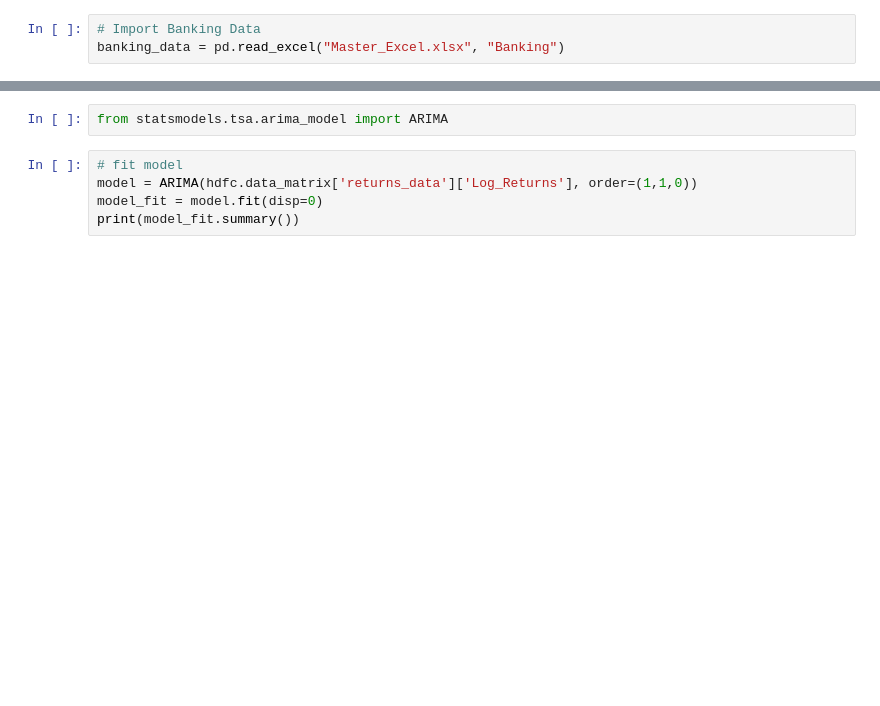
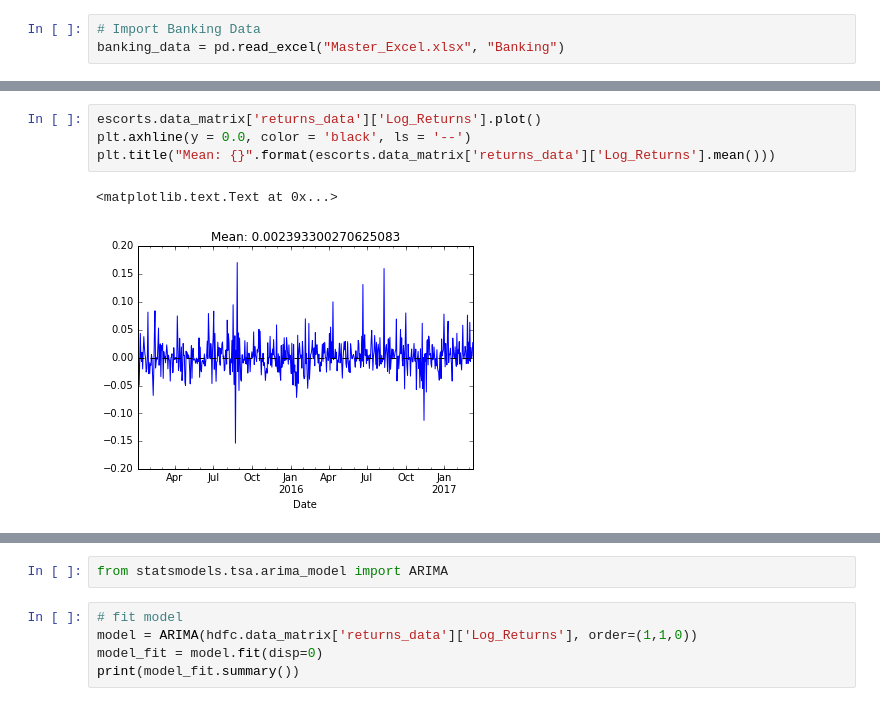
Before and after one commit to kshiitijee/Time_Series, a Jupyter notebook: Stock_Analysis.ipynb, the cells around one changed output, grey strips where cells are left out. Drawn from its saved outputs; the diff is of its cells as text; blank space fills up the shorter version.

```diff
--- a/Stock_Analysis.ipynb
+++ b/Stock_Analysis.ipynb
@@ -26,3 +87,10 @@ hdfc.data_matrix['returns_data']['Log_Returns'][-20:].plot()
+# %%
+escorts.data_matrix['returns_data']['Log_Returns'].plot()
+plt.axhline(y = 0.0, color = 'black', ls = '--')
+plt.title("Mean: {}".format(escorts.data_matrix['returns_data']['Log_Returns'].mean()))
+# %% [output]
+<matplotlib.text.Text at 0x...>
+[figure, added]
 # %%
 # number of points in acf and pacf
 n = len(hdfc.acf_pacf['Log_Returns']['acf'])
```
Also changed, not shown: parts of 22 cells of this notebook, 3 other files.
